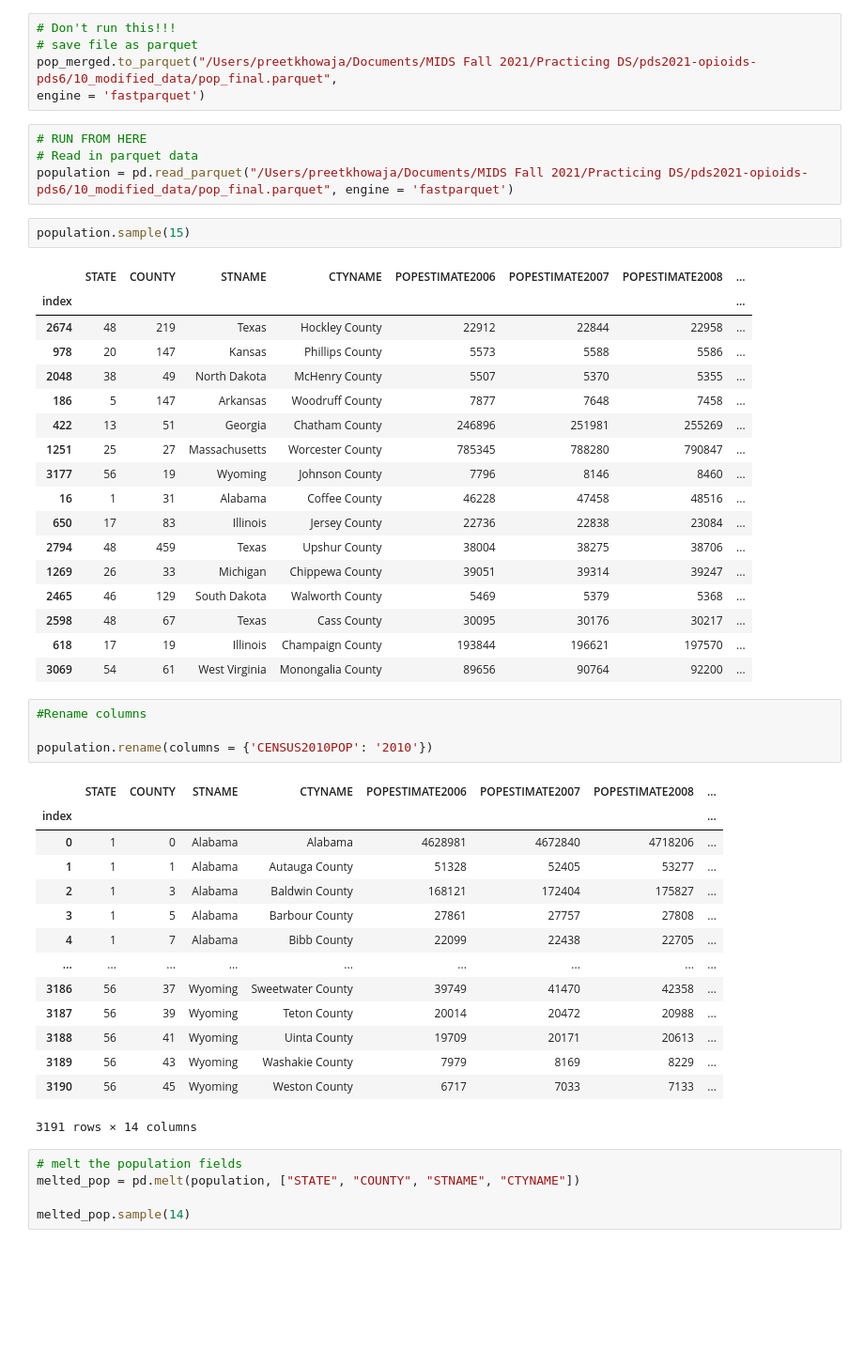
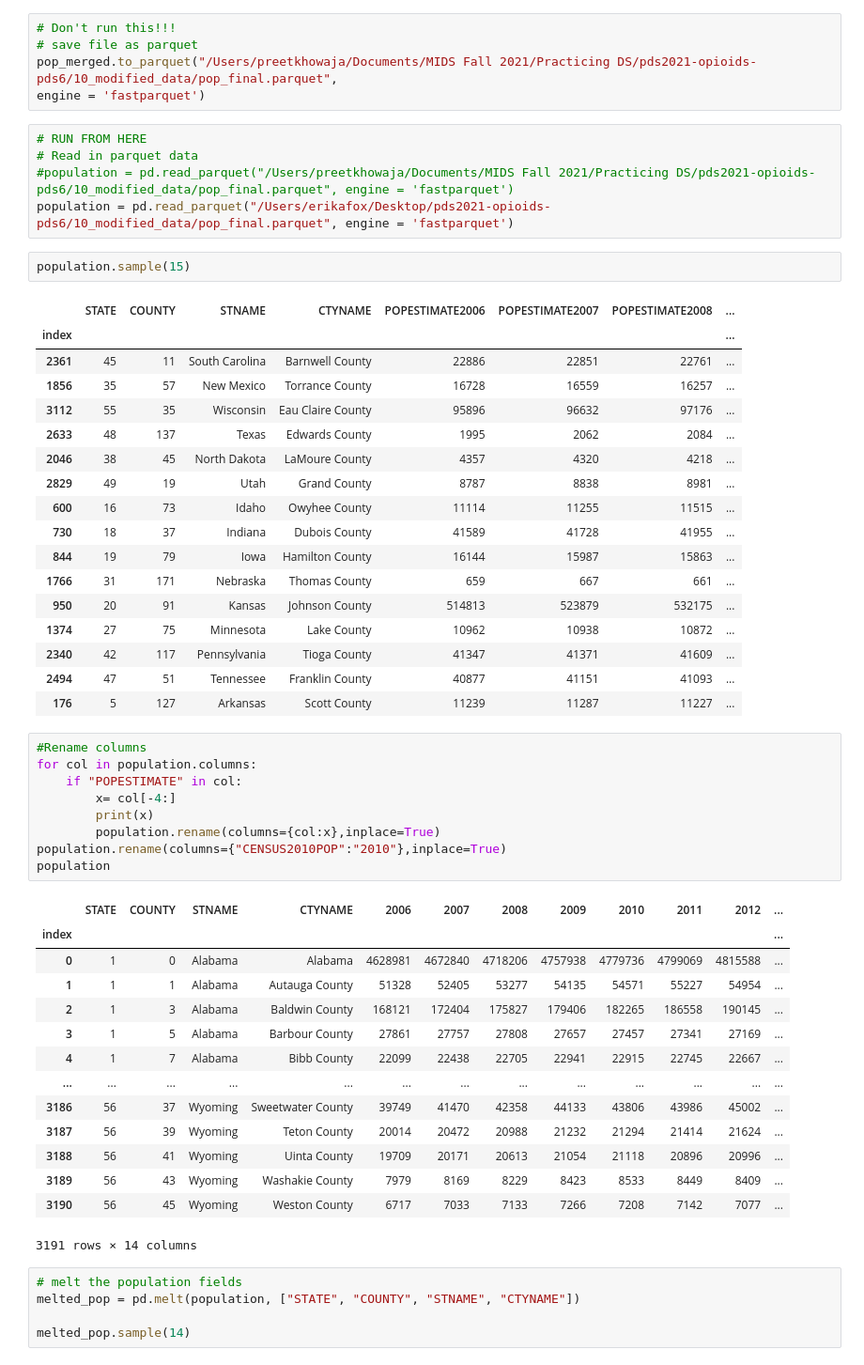
Before and after one commit to ShiningYang0207/opioid-control-policy, a Jupyter notebook: 20_modeling/clean_pop.ipynb, the cells around one changed output. Shown at 94% size. Drawn from its saved outputs; the diff is of its cells as text; blank space fills up the shorter version.

Commit message:
fixed column names

```diff
--- a/20_modeling/clean_pop.ipynb
+++ b/20_modeling/clean_pop.ipynb
@@ -44,46 +39,52 @@ engine = 'fastparquet')
 # %%
 # RUN FROM HERE
 # Read in parquet data
-population = pd.read_parquet("/Users/preetkhowaja/Documents/MIDS Fall 2021/Practicing DS/pds2021-opioids-pds6/10_modified_data/pop_final.parquet", engine = 'fastparquet')
+#population = pd.read_parquet("/Users/preetkhowaja/Documents/MIDS Fall 2021/Practicing DS/pds2021-opioids-pds6/10_modified_data/pop_final.parquet", engine = 'fastparquet')
+population = pd.read_parquet("/Users/erikafox/Desktop/pds2021-opioids-pds6/10_modified_data/pop_final.parquet", engine = 'fastparquet')
 # %%
 population.sample(15)
 # %% [output]
 |  | STATE | COUNTY | STNAME | CTYNAME | POPESTIMATE2006 | POPESTIMATE2007 | POPESTIMATE2008 | ... |
 | index |  |  |  |  |  |  |  | ... |
-| 2674 | 48 | 219 | Texas | Hockley County | 22912 | 22844 | 22958 | ... |
-| 978 | 20 | 147 | Kansas | Phillips County | 5573 | 5588 | 5586 | ... |
-| 2048 | 38 | 49 | North Dakota | McHenry County | 5507 | 5370 | 5355 | ... |
-| 186 | 5 | 147 | Arkansas | Woodruff County | 7877 | 7648 | 7458 | ... |
-| 422 | 13 | 51 | Georgia | Chatham County | 246896 | 251981 | 255269 | ... |
-| 1251 | 25 | 27 | Massachusetts | Worcester County | 785345 | 788280 | 790847 | ... |
-| 3177 | 56 | 19 | Wyoming | Johnson County | 7796 | 8146 | 8460 | ... |
-| 16 | 1 | 31 | Alabama | Coffee County | 46228 | 47458 | 48516 | ... |
-| 650 | 17 | 83 | Illinois | Jersey County | 22736 | 22838 | 23084 | ... |
-| 2794 | 48 | 459 | Texas | Upshur County | 38004 | 38275 | 38706 | ... |
-| 1269 | 26 | 33 | Michigan | Chippewa County | 39051 | 39314 | 39247 | ... |
-| 2465 | 46 | 129 | South Dakota | Walworth County | 5469 | 5379 | 5368 | ... |
-| 2598 | 48 | 67 | Texas | Cass County | 30095 | 30176 | 30217 | ... |
-| 618 | 17 | 19 | Illinois | Champaign County | 193844 | 196621 | 197570 | ... |
-| 3069 | 54 | 61 | West Virginia | Monongalia County | 89656 | 90764 | 92200 | ... |
+| 2361 | 45 | 11 | South Carolina | Barnwell County | 22886 | 22851 | 22761 | ... |
+| 1856 | 35 | 57 | New Mexico | Torrance County | 16728 | 16559 | 16257 | ... |
+| 3112 | 55 | 35 | Wisconsin | Eau Claire County | 95896 | 96632 | 97176 | ... |
+| 2633 | 48 | 137 | Texas | Edwards County | 1995 | 2062 | 2084 | ... |
+| 2046 | 38 | 45 | North Dakota | LaMoure County | 4357 | 4320 | 4218 | ... |
+| 2829 | 49 | 19 | Utah | Grand County | 8787 | 8838 | 8981 | ... |
+| 600 | 16 | 73 | Idaho | Owyhee County | 11114 | 11255 | 11515 | ... |
+| 730 | 18 | 37 | Indiana | Dubois County | 41589 | 41728 | 41955 | ... |
+| 844 | 19 | 79 | Iowa | Hamilton County | 16144 | 15987 | 15863 | ... |
+| 1766 | 31 | 171 | Nebraska | Thomas County | 659 | 667 | 661 | ... |
+| 950 | 20 | 91 | Kansas | Johnson County | 514813 | 523879 | 532175 | ... |
+| 1374 | 27 | 75 | Minnesota | Lake County | 10962 | 10938 | 10872 | ... |
+| 2340 | 42 | 117 | Pennsylvania | Tioga County | 41347 | 41371 | 41609 | ... |
+| 2494 | 47 | 51 | Tennessee | Franklin County | 40877 | 41151 | 41093 | ... |
+| 176 | 5 | 127 | Arkansas | Scott County | 11239 | 11287 | 11227 | ... |
-# %%
-#Rename columns
-
-population.rename(columns = {'CENSUS2010POP': '2010'})
-# %% [output]
-|  | STATE | COUNTY | STNAME | CTYNAME | POPESTIMATE2006 | POPESTIMATE2007 | POPESTIMATE2008 | ... |
-| index |  |  |  |  |  |  |  | ... |
-| 0 | 1 | 0 | Alabama | Alabama | 4628981 | 4672840 | 4718206 | ... |
-| 1 | 1 | 1 | Alabama | Autauga County | 51328 | 52405 | 53277 | ... |
-| 2 | 1 | 3 | Alabama | Baldwin County | 168121 | 172404 | 175827 | ... |
-| 3 | 1 | 5 | Alabama | Barbour County | 27861 | 27757 | 27808 | ... |
-| 4 | 1 | 7 | Alabama | Bibb County | 22099 | 22438 | 22705 | ... |
-| ... | ... | ... | ... | ... | ... | ... | ... | ... |
-| 3186 | 56 | 37 | Wyoming | Sweetwater County | 39749 | 41470 | 42358 | ... |
-| 3187 | 56 | 39 | Wyoming | Teton County | 20014 | 20472 | 20988 | ... |
-| 3188 | 56 | 41 | Wyoming | Uinta County | 19709 | 20171 | 20613 | ... |
-| 3189 | 56 | 43 | Wyoming | Washakie County | 7979 | 8169 | 8229 | ... |
-| 3190 | 56 | 45 | Wyoming | Weston County | 6717 | 7033 | 7133 | ... |
-3191 rows × 14 columns
+# %%
+#Rename columns
+for col in population.columns:
+    if "POPESTIMATE" in col:
+        x= col[-4:]
+        print(x)
+        population.rename(columns={col:x},inplace=True)
+population.rename(columns={"CENSUS2010POP":"2010"},inplace=True)
+population
+# %% [output]
+|  | STATE | COUNTY | STNAME | CTYNAME | 2006 | 2007 | 2008 | 2009 | 2010 | 2011 | 2012 | ... |
+| index |  |  |  |  |  |  |  |  |  |  |  | ... |
+| 0 | 1 | 0 | Alabama | Alabama | 4628981 | 4672840 | 4718206 | 4757938 | 4779736 | 4799069 | 4815588 | ... |
+| 1 | 1 | 1 | Alabama | Autauga County | 51328 | 52405 | 53277 | 54135 | 54571 | 55227 | 54954 | ... |
+| 2 | 1 | 3 | Alabama | Baldwin County | 168121 | 172404 | 175827 | 179406 | 182265 | 186558 | 190145 | ... |
+| 3 | 1 | 5 | Alabama | Barbour County | 27861 | 27757 | 27808 | 27657 | 27457 | 27341 | 27169 | ... |
+| 4 | 1 | 7 | Alabama | Bibb County | 22099 | 22438 | 22705 | 22941 | 22915 | 22745 | 22667 | ... |
+| ... | ... | ... | ... | ... | ... | ... | ... | ... | ... | ... | ... | ... |
+| 3186 | 56 | 37 | Wyoming | Sweetwater County | 39749 | 41470 | 42358 | 44133 | 43806 | 43986 | 45002 | ... |
+| 3187 | 56 | 39 | Wyoming | Teton County | 20014 | 20472 | 20988 | 21232 | 21294 | 21414 | 21624 | ... |
+| 3188 | 56 | 41 | Wyoming | Uinta County | 19709 | 20171 | 20613 | 21054 | 21118 | 20896 | 20996 | ... |
+| 3189 | 56 | 43 | Wyoming | Washakie County | 7979 | 8169 | 8229 | 8423 | 8533 | 8449 | 8409 | ... |
+| 3190 | 56 | 45 | Wyoming | Weston County | 6717 | 7033 | 7133 | 7266 | 7208 | 7142 | 7077 | ... |
+3191 rows × 14 columns
 # %%
 # melt the population fields
 melted_pop = pd.melt(population, ["STATE", "COUNTY", "STNAME", "CTYNAME"])
```
Also changed, not shown: parts of 1 cell of this notebook.
